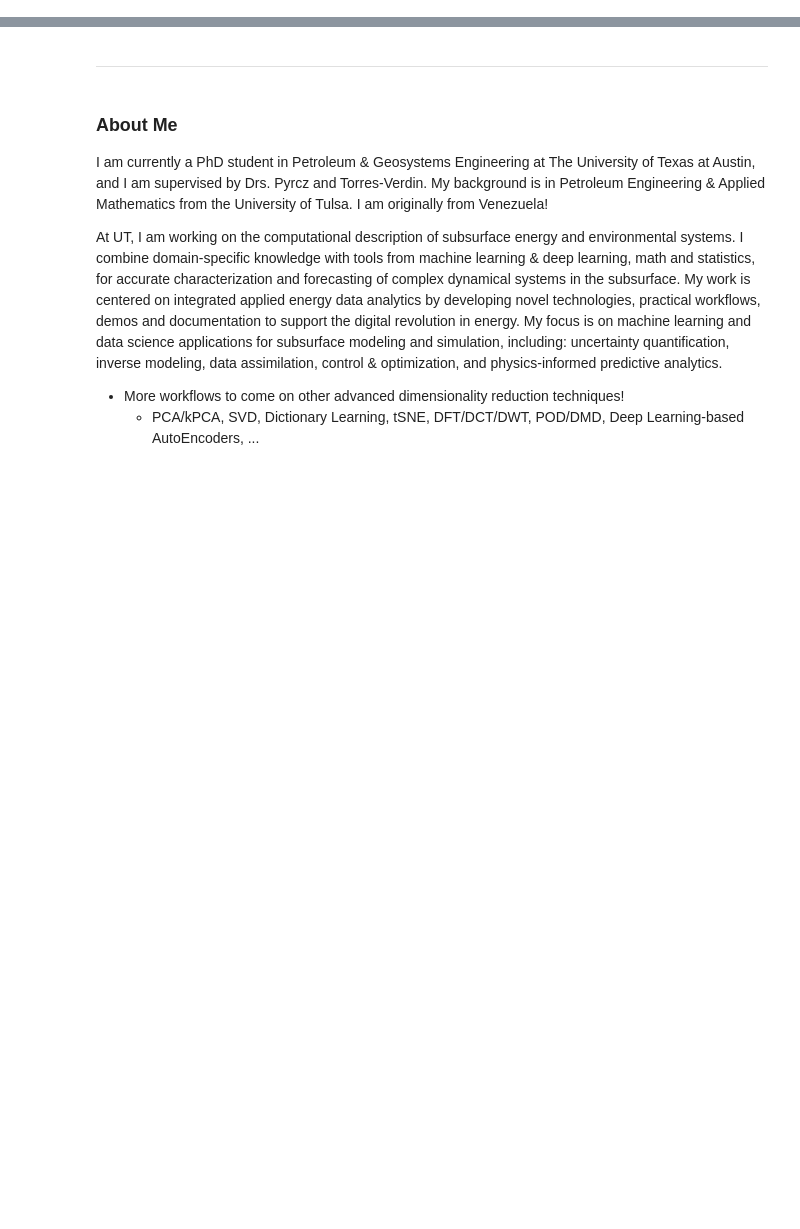
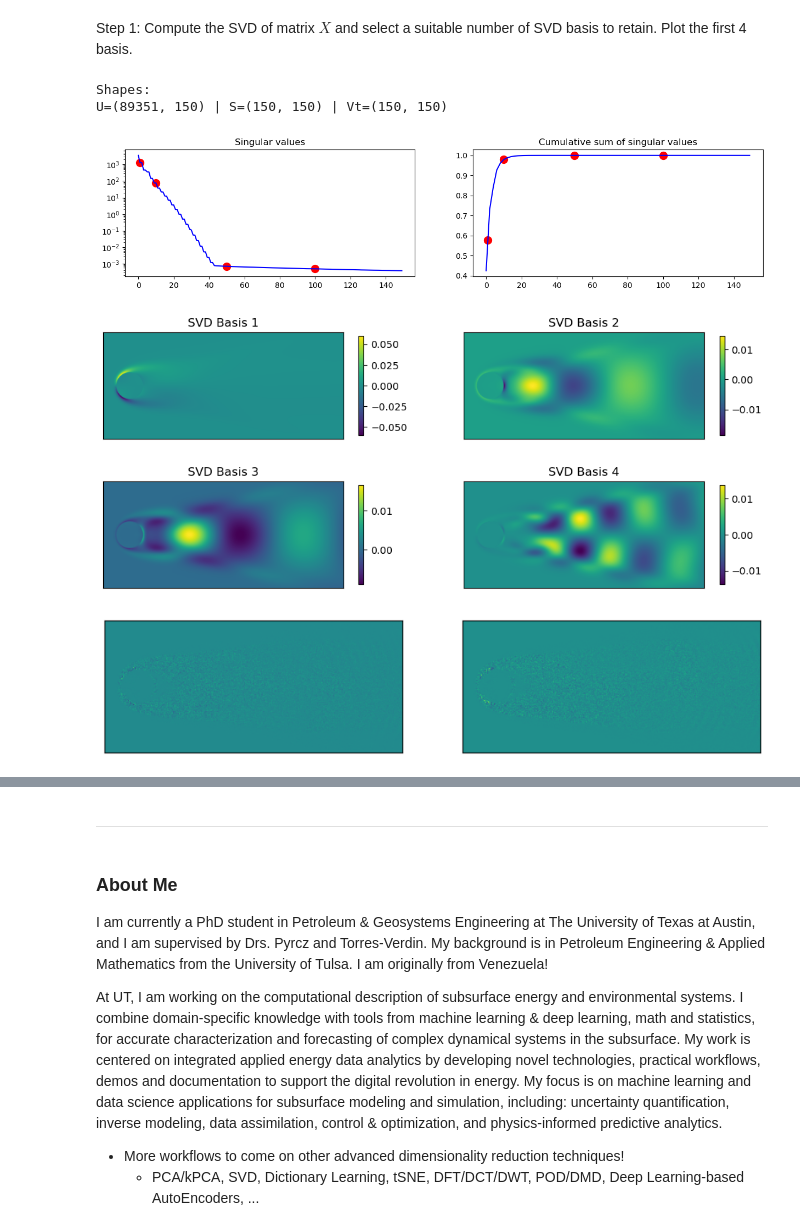
Before and after one commit to misaelmmorales/Dimensionality-Reduction, a Jupyter notebook: ADR_POD_DMD.ipynb, the cells around one changed output, grey strips where cells are left out. Saved outputs shown, nothing was run; the diff lists cells and outputs as text; code cells hidden in the pictures; blank space fills up the shorter version.

```diff
--- a/ADR_POD_DMD.ipynb
+++ b/ADR_POD_DMD.ipynb
@@ -593,0 +41,47 @@ Conclusions:
+# %% [markdown]
+Step 1: Compute the SVD of matrix $X$ and select a suitable number of SVD basis to retain. Plot the first 4 basis.
+# %%
+U, S, Vt = np.linalg.svd(Xt, full_matrices=False)
+S = np.diag(S)
+print('Shapes:\nU={}'.format(U.shape), '| S={}'.format(S.shape) ,'| Vt={}'.format(Vt.shape))
+
+#get the singular values and cumulative energy
+ks = [1, 10, 50, 100]
+
+plt.figure(figsize=(15, 3))
+S_ = np.diag(S)
+plt.subplot(1, 2, 1)
+plt.semilogy(S_, c='b')
+plt.scatter(ks, S_[ks], s=100, c='r') #approx
+plt.title('Singular values')
+
+S_ = np.cumsum(np.diag(S))/np.sum(np.diag(S))
+plt.subplot(1, 2, 2)
+plt.plot(S_, c='b')
+plt.scatter(ks, S_[ks], s=100, c='r') #approx
+plt.title('Cumulative sum of singular values')
+plt.show()
+
+fig = plt.figure(figsize=(12,5))
+for k in range(4):
+    plt.subplot(2,2,k+1)
+    plt.imshow(U[:,k].reshape(dim1,dim2).T)
+    plt.xticks([]); plt.yticks([])
+    plt.title('SVD Basis {}'.format(k+1))
+    plt.colorbar(shrink=0.8)
+plt.show()
+
+plt.figure(figsize=(10,5))
+plt.subplot(1,2,1)
+plt.imshow(U[:,148].reshape(dim1,dim2).T)
+plt.xticks([]); plt.yticks([])
+plt.subplot(1,2,2)
+plt.imshow(U[:,149].reshape(dim1,dim2).T)
+plt.xticks([]); plt.yticks([])
+plt.show()
+# %% [output]
+Shapes:
+U=(89351, 150) | S=(150, 150) | Vt=(150, 150)
+[figure, added]
+[figure, added]
+[figure, added]
```
Also changed, not shown: parts of 81 cells of this notebook.
